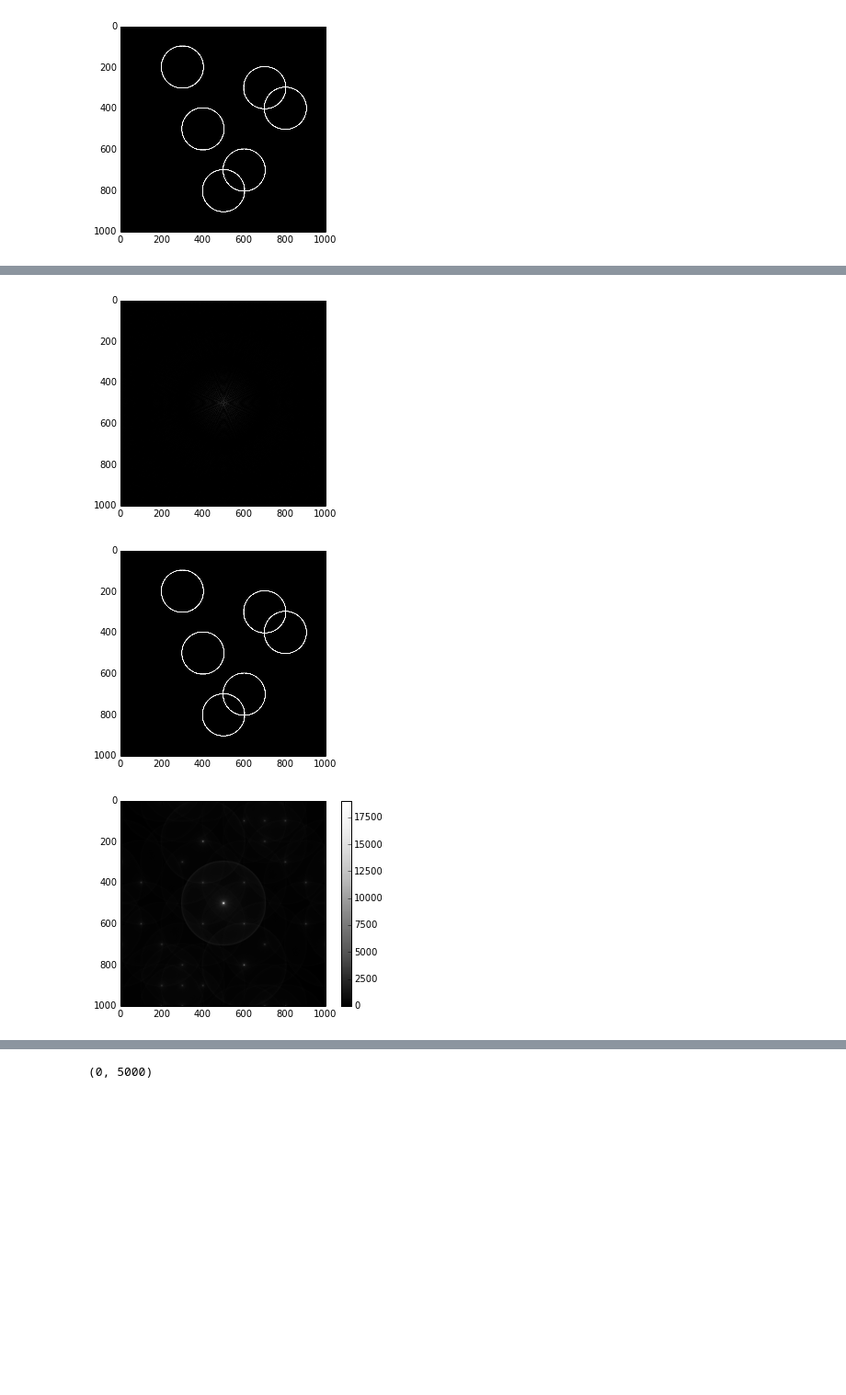
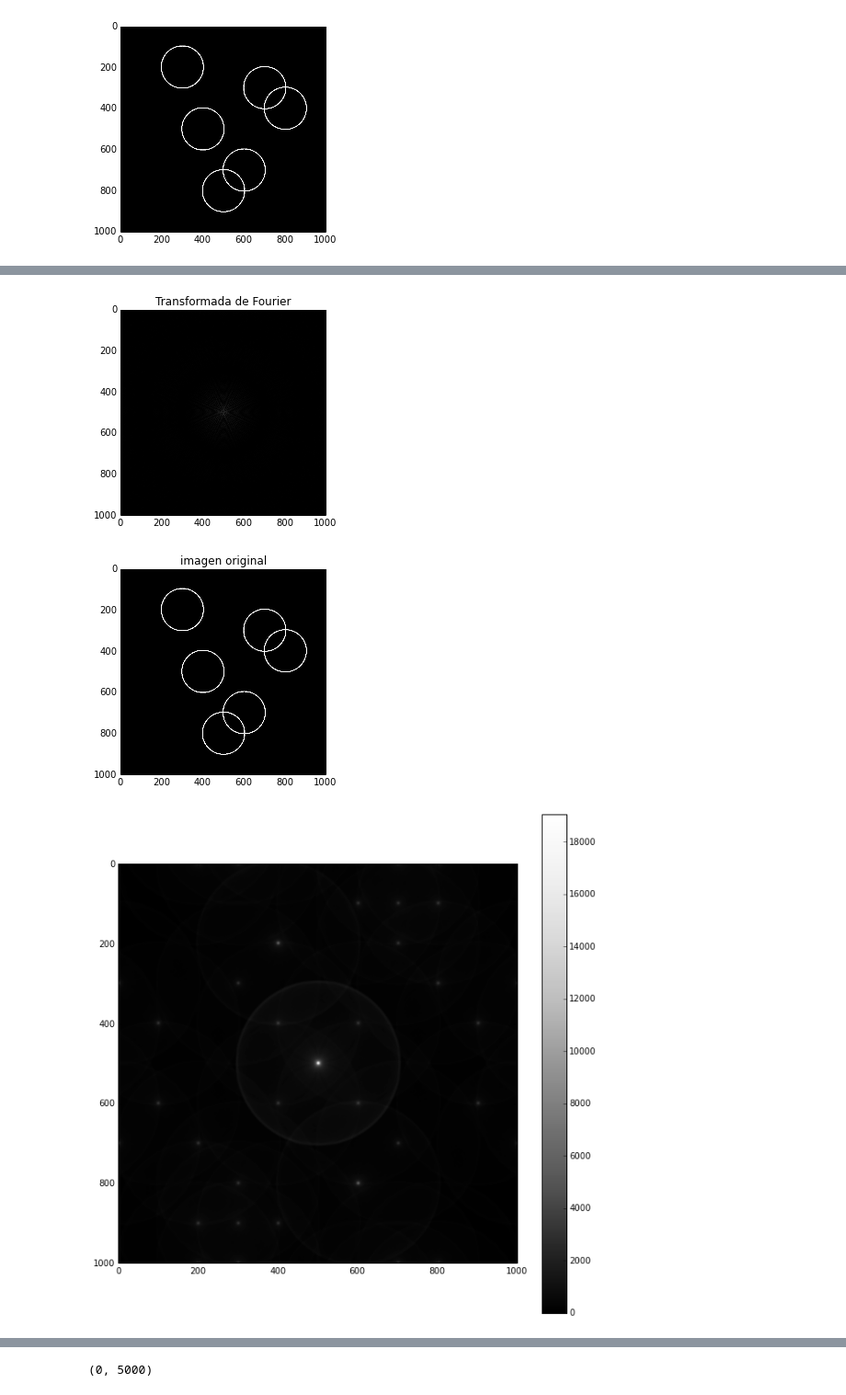
Before and after one commit to rudymmreina/Rivera_Mendez_hw5, a Jupyter notebook: Correlation.ipynb, the cells around one changed output, grey strips where cells are left out. Shown at 92% size. Drawn from its saved outputs; the diff is of its cells as text; code cells hidden in the pictures; blank space fills up the shorter version.

```diff
--- a/Correlation.ipynb
+++ b/Correlation.ipynb
@@ -97,19 +119,24 @@ plt.imshow(C,cmap = cm.Greys_r)
 # %%
 fft_c=np.fft.fft2(C)
 fft_fc=np.fft.fftshift(fft_c)
 spect2=abs(fft_c)**2
 back2=fftpack.ifft2(fft_c)
 Corr2=fftpack.ifft2(spect2)
 Corr2f=np.fft.fftshift(Corr2)
+plt.title("Transformada de Fourier")
 plt.imshow(abs(fft_fc), cmap = cm.Greys_r)
 plt.show()
+plt.title("imagen original")
 plt.imshow(real(back2), cmap = cm.Greys_r)
 plt.show()
-plt.imshow(real(Corr2f), cmap = cm.Greys_r)
+fig = figure(1, figsize=(10.5,10.5))
+plt.imshow((np.abs(Corr2f)), cmap = cm.Greys_r)
 colorbar()
+
 plt.show()
+
 #plt.imshow(real(back2), cmap = cm.Greys_r)
 # %% [output]
-[figure, old version]
+[figure, new version]
-[figure, old version]
+[figure, new version]
-[figure, old version]
+[figure, new version]
```
Also changed, not shown: parts of 20 cells of this notebook.
